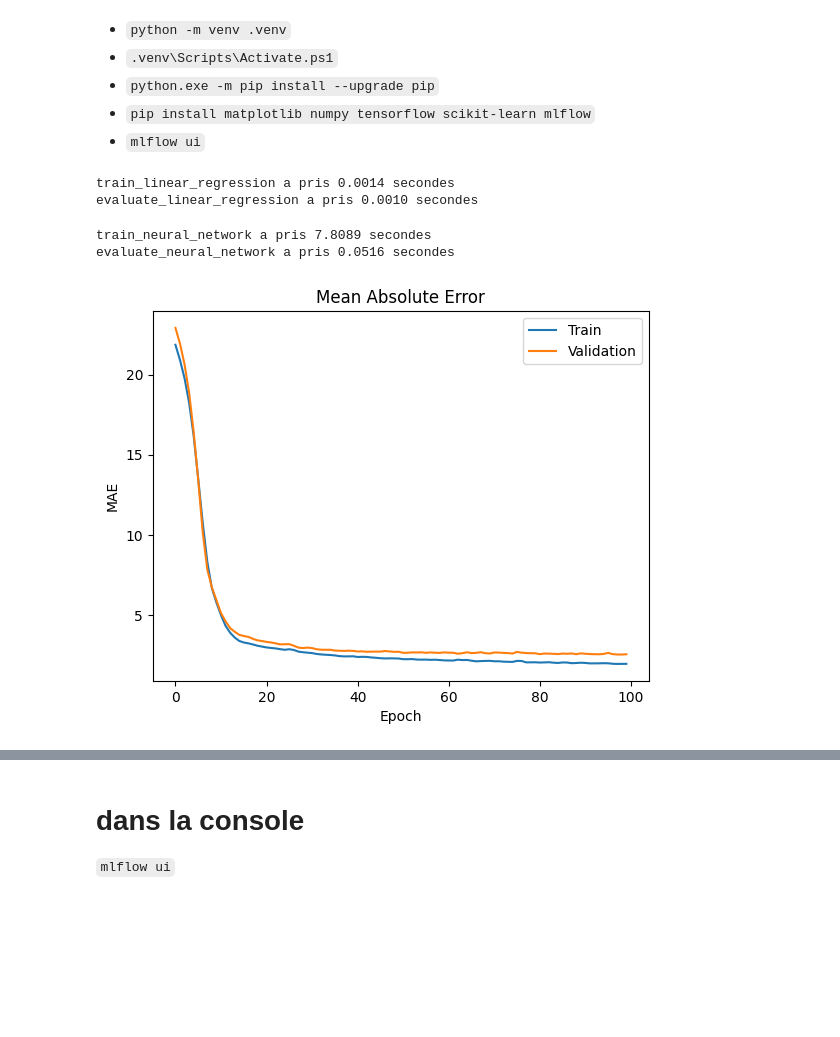
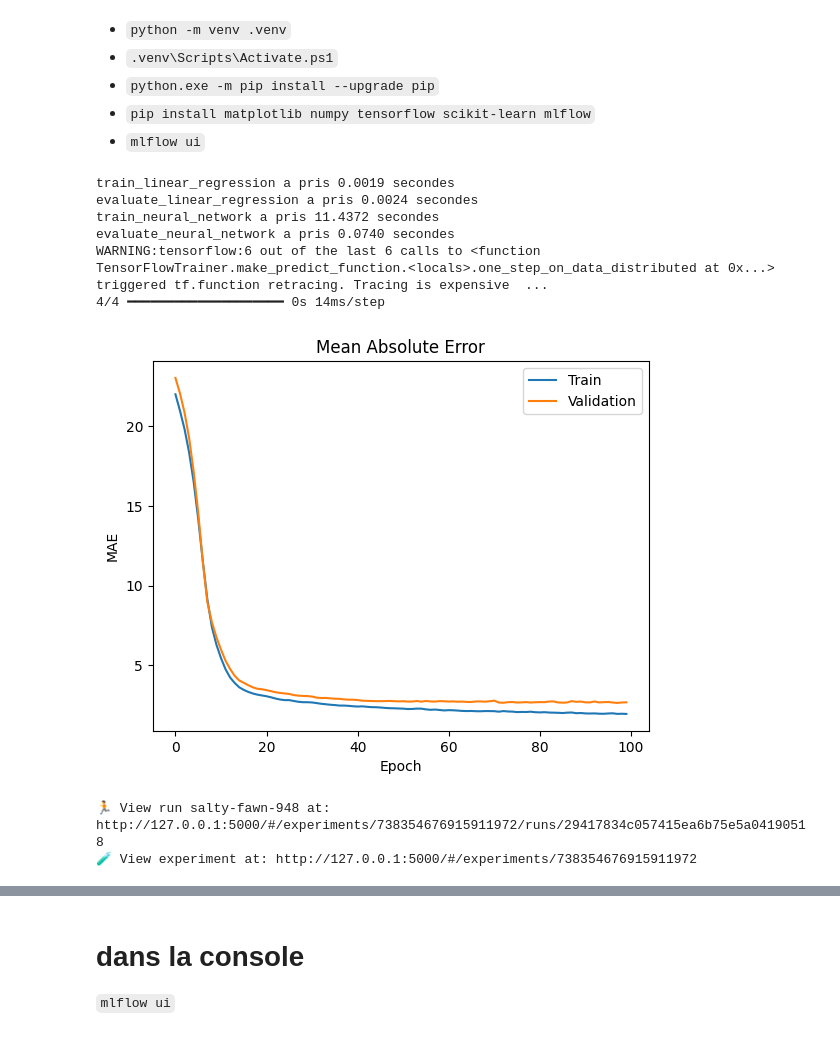
Before and after one commit to ABOY-IA/Cours_Monitoring, a Jupyter notebook: monitoring_with_mlflow.ipynb, the cells around one changed output, grey strips where cells are left out. Saved outputs shown, nothing was run; the diff lists cells and outputs as text; code cells hidden in the pictures; blank space fills up the shorter version.

```diff
--- a/monitoring_with_mlflow.ipynb
+++ b/monitoring_with_mlflow.ipynb
@@ -13,8 +13,10 @@ from tensorflow import keras
 from tensorflow.keras import layers
 import matplotlib.pyplot as plt
 import mlflow
+from mlflow.models import infer_signature
 import time
 from functools import wraps
+import os
 
 # Décorateur pour mesurer le temps d'exécution
 def timer(func):
@@ -36,6 +38,12 @@ mean = x_train.mean(axis=0)
 std = x_train.std(axis=0)
 x_train = (x_train - mean) / std
 x_test = (x_test - mean) / std
+
+# Définir le chemin de tracking server uri pour logging
+mlflow.set_tracking_uri(uri="http://127.0.0.1:5000")
+
+# Création d'un nouveau MLflow Experiment
+mlflow.set_experiment("MLflow Models ML vs DL")
 
 # Démarrer une expérience MLflow
 with mlflow.start_run():
@@ -59,43 +67,57 @@ with mlflow.start_run():
     mlflow.log_metric("r2_linear", r2)
     mlflow.log_metric("mae_linear", mae)
     mlflow.log_metric("mse_linear", mse)
+    signature = infer_signature(x_test, model_LinReg.predict(x_test))
 
     # Entraîner et évaluer le réseau de neurones
     @timer
     def train_neural_network(x_train, x_test, y_train, y_test):
         model = keras.Sequential([
-            layers.Dense(64, activation='relu', input_shape=(x_train.shape[1],)),
-            layers.Dense(64, activation='relu'),
+            keras.Input(shape=(x_train.shape[1],)),
+            layers.Dense(64, activation="relu"),
+            layers.Dense(64, activation="relu"),
             layers.Dense(1)
         ])
         model.compile(loss='mse', optimizer='adam', metrics=['mae'])
         history = model.fit(x_train, y_train, epochs=100, batch_size=32, verbose=0, validation_split=0.2)
         return history, model
 
     @timer
     def evaluate_neural_network(model, x_test, y_test):
         _, mae = model.evaluate(x_test, y_test, verbose=0)
         return mae
 
     history, model_keras = train_neural_network(x_train, x_test, y_train, y_test)
     mae_nn = evaluate_neural_network(model_keras, x_test, y_test)
     mlflow.log_metric("mae_nn", mae_nn)
+    signature_nn = infer_signature(x_test, model_keras.predict(x_test))
+
+    # Log des hyperparamètres du réseau de neurones
+    mlflow.log_param("nn_layers", 2)
+    mlflow.log_param("nn_neurons_per_layer", 64)
+    mlflow.log_param("nn_activation", "relu")
+    mlflow.log_param("nn_epochs", 100)
+    mlflow.log_param("nn_batch_size", 32)
 
     # Afficher l'historique de l'entraînement
     plt.plot(history.history['mae'])
     plt.plot(history.history['val_mae'])
     plt.title('Mean Absolute Error')
     plt.ylabel('MAE')
     plt.xlabel('Epoch')
     plt.legend(['Train', 'Validation'], loc='upper right')
     plt.show()
 
     # Enregistrer le modèle avec MLflow
-    mlflow.sklearn.log_model(model_LinReg, "model_Linear_Regression")
-    mlflow.keras.log_model(model_keras, "model_keras")
+    mlflow.sklearn.log_model(model_LinReg, "model_Linear_Regression", signature=signature)
+    mlflow.keras.log_model(model_keras, "model_keras", signature=signature_nn)
 # %% [output]
-train_linear_regression a pris 0.0014 secondes
-evaluate_linear_regression a pris 0.0010 secondes
+train_linear_regression a pris 0.0019 secondes
+evaluate_linear_regression a pris 0.0024 secondes
+train_neural_network a pris 11.4372 secondes
+evaluate_neural_network a pris 0.0740 secondes
+WARNING:tensorflow:6 out of the last 6 calls to <function TensorFlowTrainer.make_predict_function.<locals>.one_step_on_data_distributed at 0x...> triggered tf.function retracing. Tracing is expensive  ...
+4/4 ━━━━━━━━━━━━━━━━━━━━ 0s 14ms/step
+[figure, new version]
-train_neural_network a pris 7.8089 secondes
-evaluate_neural_network a pris 0.0516 secondes
+🏃 View run salty-fawn-948 at: http://127.0.0.1:5000/#/experiments/738354676915911972/runs/29417834c057415ea6b75e5a04190518
+🧪 View experiment at: http://127.0.0.1:5000/#/experiments/738354676915911972
-[figure, old version]
```
Also changed, not shown: parts of 1 cell of this notebook, 2 other files.
